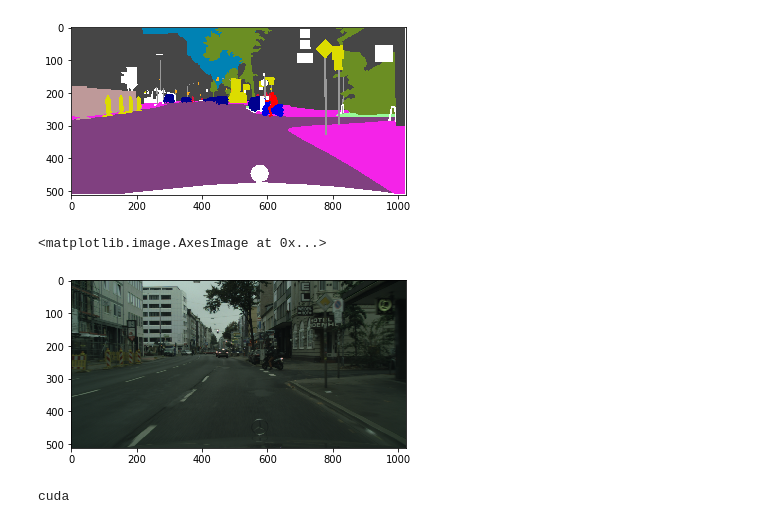
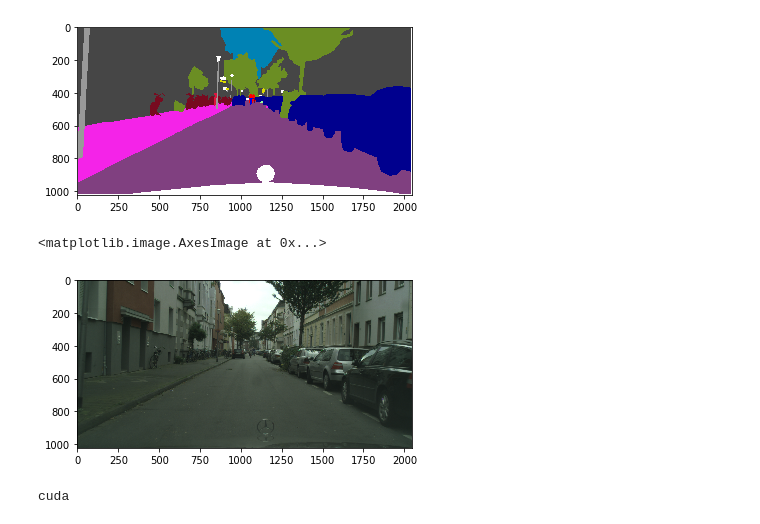
Before and after one commit to Regressionist/Semantic-Segmentation-UNet, a Jupyter notebook: eval.ipynb, the cells around one changed output. Drawn from its saved outputs; the diff is of its cells as text; code cells hidden in the pictures.

```diff
--- a/eval.ipynb
+++ b/eval.ipynb
@@ -22,13 +22,13 @@ train_dataset=PlacesDataset(train_files,augment=10, transforms=True)
 test_dataset=PlacesDataset(val_files,augment=10,transforms=True)
 # %%
-img,label,mask=train_dataset[140]
-plt.imshow(train_dataset.decode_segmap(label.numpy()))
+img,label,mask=test_dataset[140]
+plt.imshow(test_dataset.decode_segmap(label.numpy()))
 plt.show()
 plt.imshow(img.numpy().transpose(1,2,0)[:,:,::-1])
 # %% [output]
-[figure, old version]
+[figure, new version]
 <matplotlib.image.AxesImage at 0x...>
-[figure, old version]
+[figure, new version]
 # %%
 test_loader = torch.utils.data.DataLoader(test_dataset,batch_size=1)
 # %%
```
Also changed, not shown: parts of 6 cells of this notebook, 1 other file.
